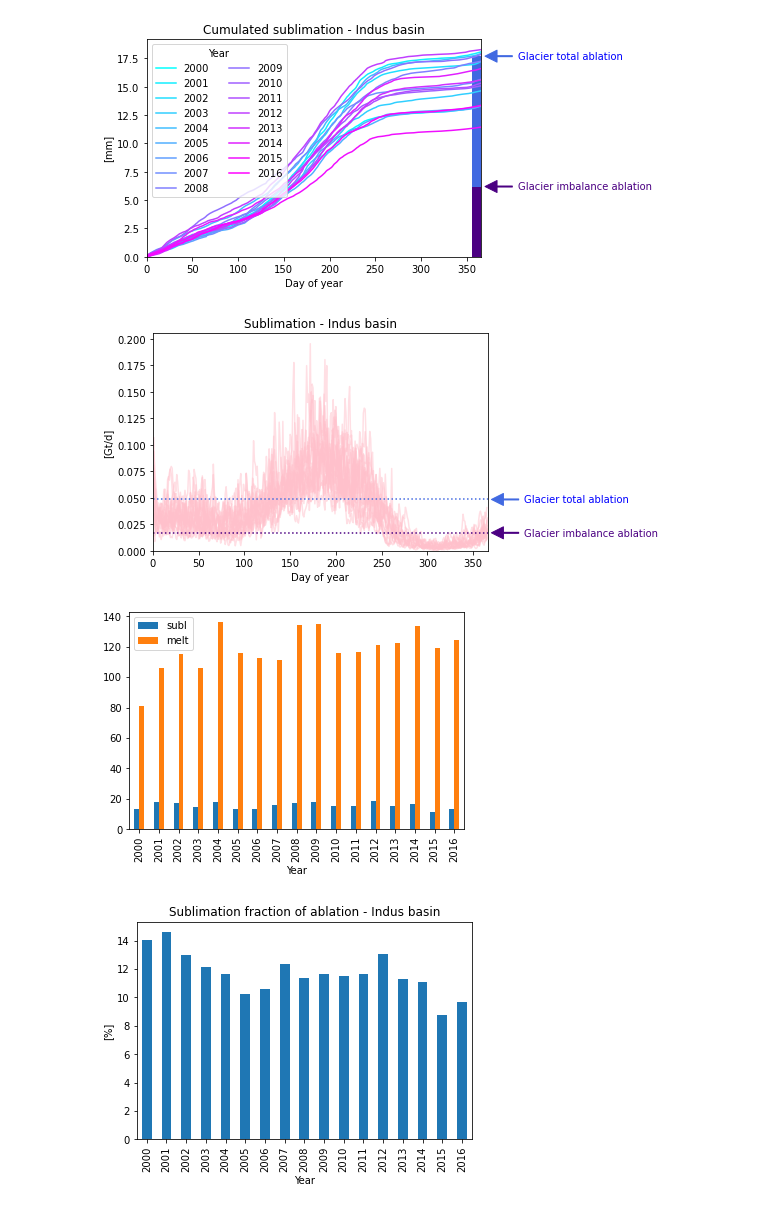
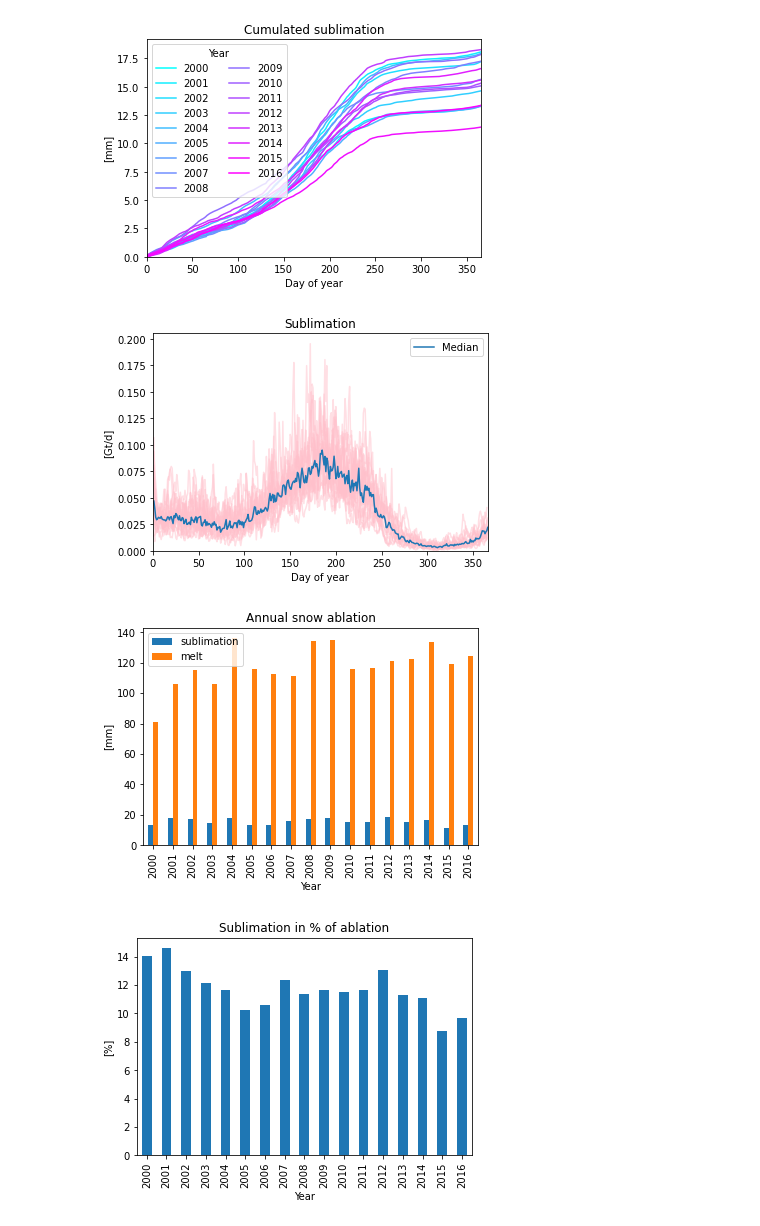
Before and after one commit to sgascoin/HMA-Snow-Reanalysis-scripts, a Jupyter notebook: hmasr-plot.ipynb, the cells around one changed output. Saved outputs shown, nothing was run; the diff lists cells and outputs as text; code cells hidden in the pictures.

```diff
--- a/hmasr-plot.ipynb
+++ b/hmasr-plot.ipynb
@@ -3,0 +11,3 @@ import matplotlib.patches as patches
+# %%
+# Fill the above dictionnaries to repeat the analysis with BRAHMAPUTRA GANGES
+BV='INDUS'
@@ -9,7 +27,8 @@ def readTable(f):
     df.columns.name = 'Year'
     return df
 # %%
-snowmelt_mm = readTable('tables/HMA_SR_D_v01_MMCUM_SNOWMELT_INDUS.csv')
-snowmelt_m3 = readTable('tables/HMA_SR_D_v01_DAYM3_SNOWMELT_INDUS.csv')
-sublim_mm = readTable('tables/HMA_SR_D_v01_MMCUM_SUBLIM_INDUS.csv')
-sublim_m3 = readTable('tables/HMA_SR_D_v01_DAYM3_SUBLIM_INDUS.csv')
+# Load data
+snowmelt_mm = readTable('tables/HMA_SR_D_v01_MMCUM_SNOWMELT_'+BV+'.csv')
+snowmelt_m3 = readTable('tables/HMA_SR_D_v01_DAYM3_SNOWMELT_'+BV+'.csv')
+sublim_mm = readTable('tables/HMA_SR_D_v01_MMCUM_SUBLIM_'+BV+'.csv')
+sublim_m3 = readTable('tables/HMA_SR_D_v01_DAYM3_SUBLIM_'+BV+'.csv')
@@ -57,50 +65,34 @@ ax.plot([0,250,251,310,311,366],[0,0,ImAbl30d,ImAbl30d,0,0], color= 'indigo');
 # %%
 ax = sublim_mm.plot(colormap='cool')
-ax.annotate('Glacier total ablation', xy=(tf, TotAbl),
-            verticalalignment='center', xytext=(tf+40, TotAbl),
-            arrowprops=dict(color='royalblue', shrink=0.1, width=1),
-           **{'color':'blue'})
-ax.annotate('Glacier imbalance ablation', xy=(tf, ImAbl),
-            verticalalignment='center', xytext=(tf+40, ImAbl),
-            arrowprops=dict(color='indigo', shrink=0.1, width=1),
-           **{'color':'indigo'})
-ax.set(ylabel='[mm]', title='Cumulated sublimation - Indus basin')
+ax.set(ylabel='[mm]', title='Cumulated sublimation')
 ax.set_xlim(left=t0, right=tf)
 ax.set_ylim(bottom=0)
-ax.legend(loc='upper left',ncol=2, title='Year')
-ax.add_patch(patches.Rectangle((tf-10, 0), tf, TotAbl, facecolor = 'royalblue'))
-ax.add_patch(patches.Rectangle((tf-10, 0), tf, ImAbl, facecolor = 'indigo'));
+ax.legend(loc='upper left',ncol=2, title='Year');
 # %% [output]
-[figure, old version]
+[figure, new version]
 # %%
 # from 1e-3 m3/d to Gt/d
-ax = sublim_m3.applymap(lambda x: x*1e-12).plot(color='pink', alpha=0.5, legend=None)
-# concentrate glacier melt in 2 months
-TotAbld = TotAbl/365
-ImAbld = ImAbl/365
-ax.axhline(TotAbld, color= 'royalblue', ls=':')
-ax.axhline(ImAbld, color= 'indigo', ls=':')
+sublim_Gtd = sublim_m3.applymap(lambda x: x*1e-12)
+ax = sublim_Gtd.plot(color='pink', alpha=0.5, legend=None)
+h = ax.plot(sublim_Gtd.median(axis=1))
 ax.set_xlim(left=t0, right=tf)
 ax.set_ylim(bottom=0)
-ax.annotate('Glacier total ablation', xy=(tf, TotAbld),
-            verticalalignment='center', xytext=(tf+40, TotAbld),
-            arrowprops=dict(color='royalblue', shrink=0.1, width=1),
-           **{'color':'blue'})
-ax.annotate('Glacier imbalance ablation', xy=(tf, ImAbld),
-            verticalalignment='center', xytext=(tf+40, ImAbld),
-            arrowprops=dict(color='indigo', shrink=0.1, width=1),
-           **{'color':'indigo'})
-ax.set(ylabel='[Gt/d]', title='Sublimation - Indus basin');
+ax.legend(h,('Median',))
+ax.set(ylabel='[Gt/d]', title='Sublimation');
 # %% [output]
-[figure, old version]
+[figure, new version]
 # %%
-sm = pd.concat([sublim_mm.max(),snowmelt_mm.max()], axis=1, keys=['subl', 'melt'])
+# Compare annual melt and sublimation
+sm = pd.concat([sublim_mm.max(),snowmelt_mm.max()], axis=1,
+               keys=['sublimation', 'melt'])
 ax = sm.plot.bar()
+ax.set(ylabel='[mm]', title='Annual snow ablation');
 # %% [output]
-[figure, old version]
+[figure, new version]
 # %%
+# plot sublimation:ablation ratio
 sublimRatio = 100*sublim_mm.max()/(snowmelt_mm.max()+sublim_mm.max())
 ax = sublimRatio.plot.bar()
-ax.set(ylabel='[%]', title='Sublimation fraction of ablation - Indus basin');
+ax.set(ylabel='[%]', title='Sublimation in % of ablation');
 # %% [output]
-[figure, old version]
+[figure, new version]
```
Also changed, not shown: parts of 8 cells of this notebook.
